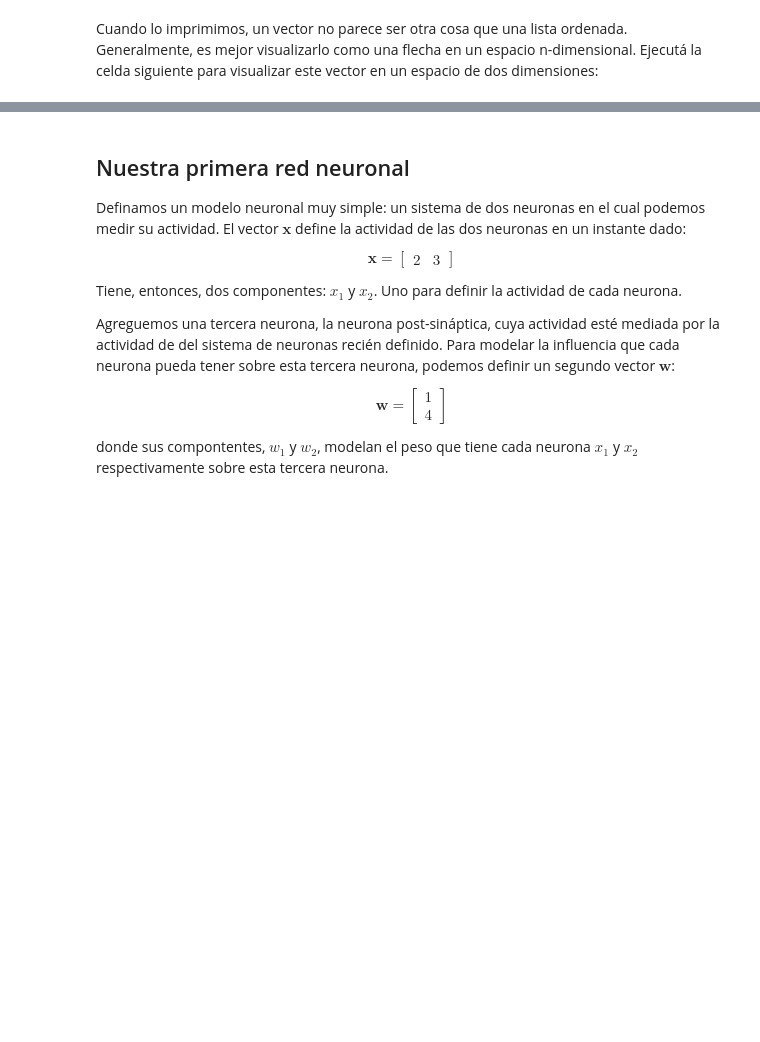
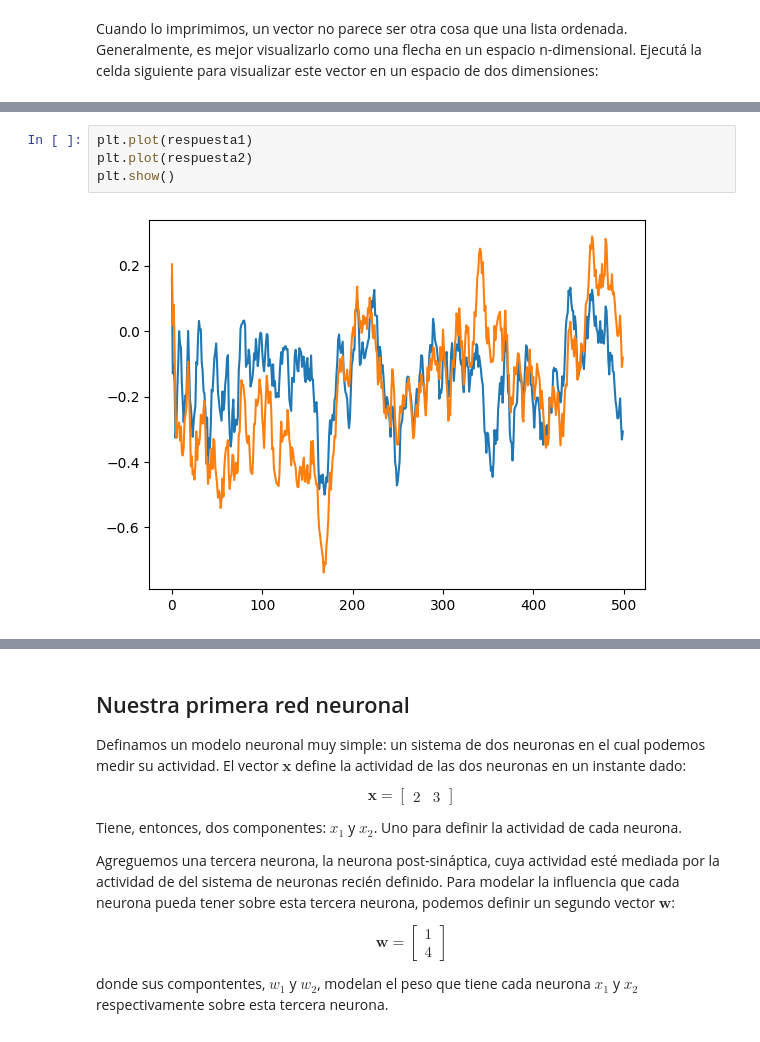
Before and after one commit to MaestriaCienciasCognitivas/ncc, a Jupyter notebook: book/notebooks/S4_Cuaderno4.ipynb, the cells around one changed output, grey strips where cells are left out. Cells and saved outputs as stored; diff of their text form; blank space fills up the shorter version.

```diff
--- a/book/notebooks/S4_Cuaderno4.ipynb
+++ b/book/notebooks/S4_Cuaderno4.ipynb
@@ -70,0 +344,6 @@ def interactive(a1, a2=1):
+# %%
+plt.plot(respuesta1)
+plt.plot(respuesta2)
+plt.show()
+# %% [output]
+[figure, added]
```
Also changed, not shown: parts of 18 cells of this notebook.
